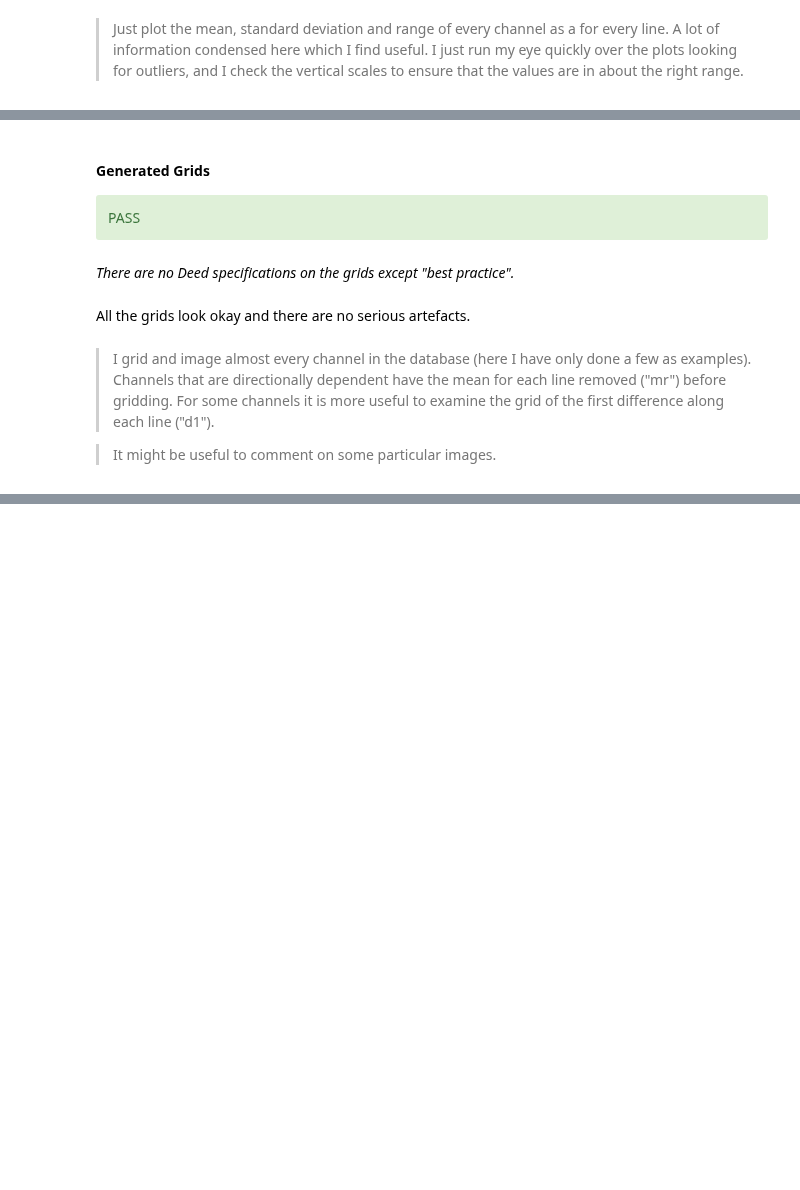
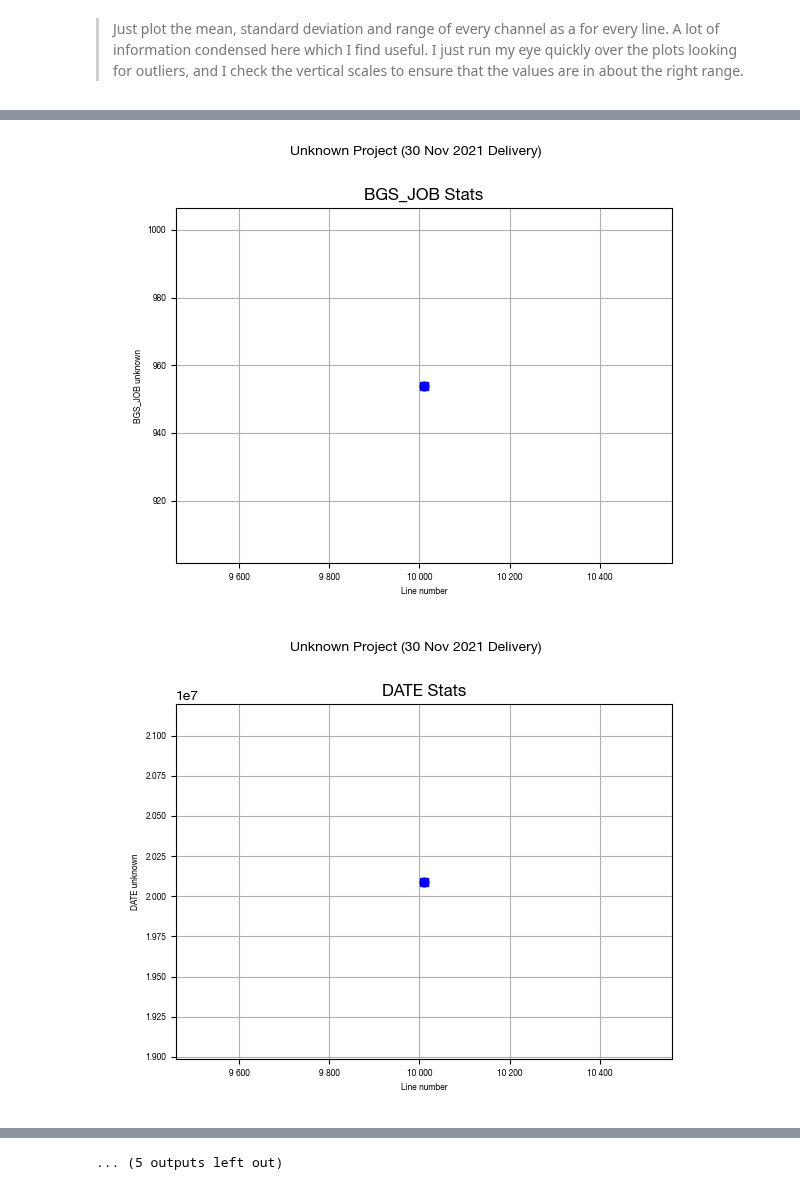
Before and after one commit to GeoscienceAustralia/galileoQC, a Jupyter notebook: examples/Airmag_GDF/Test_AirGravQC_mag_gdf.ipynb, the cells around one changed output, grey strips where cells are left out. Drawn from its saved outputs; the diff is of its cells as text; code cells hidden in the pictures; blank space fills up the shorter version.

```diff
--- a/examples/Airmag_GDF/Test_AirGravQC_mag_gdf.ipynb
+++ b/examples/Airmag_GDF/Test_AirGravQC_mag_gdf.ipynb
@@ -990,13 +236,0 @@ NA
-# %% [markdown]
-#### Generated Grids
-<div class="alert alert-block alert-success">
-PASS
-<div>
-# %% [markdown]
-*There are no Deed specifications on the grids except "best practice".*
-# %% [markdown]
-All the grids look okay and there are no serious artefacts.
-# %% [markdown]
-> I grid and image almost every channel in the database (here I have only done a few as examples). Channels that are directionally dependent have the mean for each line removed ("mr") before gridding. For some channels it is more useful to examine the grid of the first difference along each line ("d1").
-
-> It might be useful to comment on some particular images.
@@ -1008,0 +237,6 @@ qc.grid_n_image(canobieHDF_file, z_chans, mr_chans, d1_chans, 500.0)
+# %%
+qc.allChanStats(muppetHDF_file, ['BGS_JOB', 'DATE', 'DEM', 'DIURNAL', 'EAST_MGA', 'FIDUCIAL', 'FLIGHT', 'GDA94LAT',
+                                 'GDA94LON', 'GPS_HT', 'IGRF', 'LINE', 'MAGCOMP', 'MAGUNCMP', 'MAG_LEV', 'NORTH_MGA', 'RAD_ALT'])
+# %% [output]
+[figure, added]
+[figure, added]
@@ -1008,0 +253 @@ qc.grid_n_image(canobieHDF_file, z_chans, mr_chans, d1_chans, 500.0)
+... (5 outputs left out)
```
Also changed, not shown: parts of 219 cells of this notebook, 36 other files.
